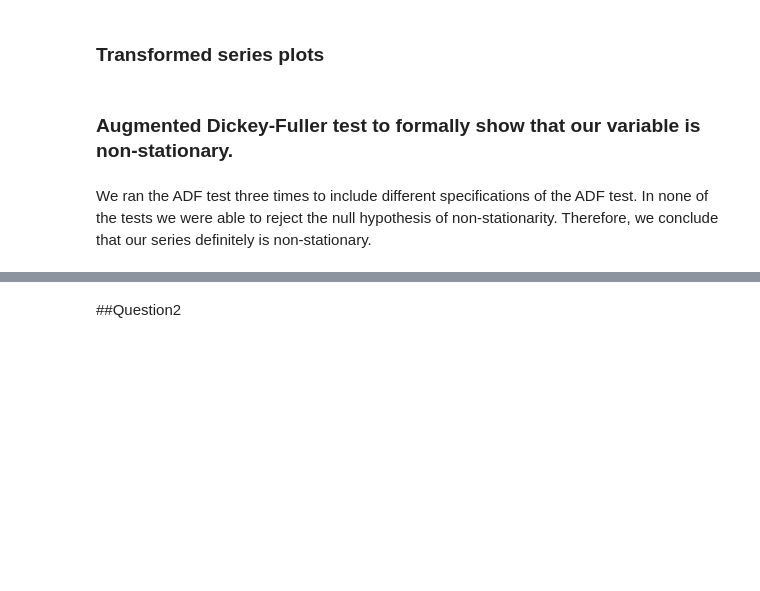
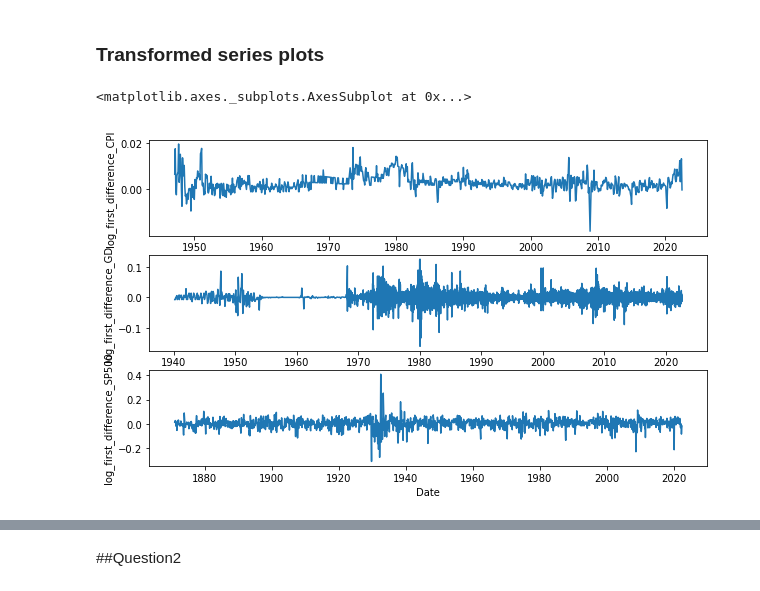
Before and after one commit to seanzhu815/business-forecasting, a Jupyter notebook: Copy_of_405_assignment1.ipynb, the cells around one changed output, grey strips where cells are left out. Saved outputs shown, nothing was run; the diff lists cells and outputs as text; code cells hidden in the pictures; blank space fills up the shorter version.

```diff
--- a/Copy_of_405_assignment1.ipynb
+++ b/Copy_of_405_assignment1.ipynb
@@ -50,19 +49,20 @@ sns.lineplot(ax=axes[1, 1],data=df4,x='Date', y='SP500')
 # %%
 
 df1['log_first_difference_CPI']=np.log(df1['CPIAUCSL']/df1['CPIAUCSL'].shift(1)).dropna()
 df2['log_first_difference_GD']=np.log(df2['Close']/df2['Close'].shift(1)).dropna()
-df3['log_first_difference_UNR']=np.log(df3['UNRATE']/df3['UNRATE'].shift(1)).dropna()
+
 df4['log_first_difference_SP500']=np.log(df4['SP500']/df4['SP500'].shift(1)).dropna()
 
 df1.set_index('Date',drop=True)
 df2.set_index('Date',drop=True)
-df3.set_index('Date',drop=True)
+
 df4.set_index('Date',drop=True)
 
-fig, axes = plt.subplots(2, 2, figsize=(10, 6))
-sns.lineplot(ax=axes[0, 0],data=df1,x='Date', y='log_first_difference_CPI')
-sns.lineplot(ax=axes[0, 1],data=df2,x='Date', y='log_first_difference_GD')
-sns.lineplot(ax=axes[1, 0],data=df3,x='Date', y='log_first_difference_UNR')
-sns.lineplot(ax=axes[1, 1],data=df4,x='Date', y='log_first_difference_SP500')
+fig, axes = plt.subplots(3,1, figsize=(10, 6))
+sns.lineplot(ax=axes[0],data=df1,x='Date', y='log_first_difference_CPI')
+sns.lineplot(ax=axes[1],data=df2,x='Date', y='log_first_difference_GD')
+
+sns.lineplot(ax=axes[2],data=df4,x='Date', y='log_first_difference_SP500')
+# %% [output]
+<matplotlib.axes._subplots.AxesSubplot at 0x...>
+[figure, added]
-# %% [markdown]
-### Augmented Dickey-Fuller test to formally show that our variable is non-stationary.
@@ -91,2 +68,0 @@ adf_test(df1['CPIAUCSL'],'ct')
-# %% [markdown]
-We ran the ADF test three times to include different specifications of the ADF test. In none of the tests we were able to reject the null hypothesis of non-stationarity. Therefore, we conclude that our series definitely is non-stationary.
```
Also changed, not shown: parts of 31 cells of this notebook.
